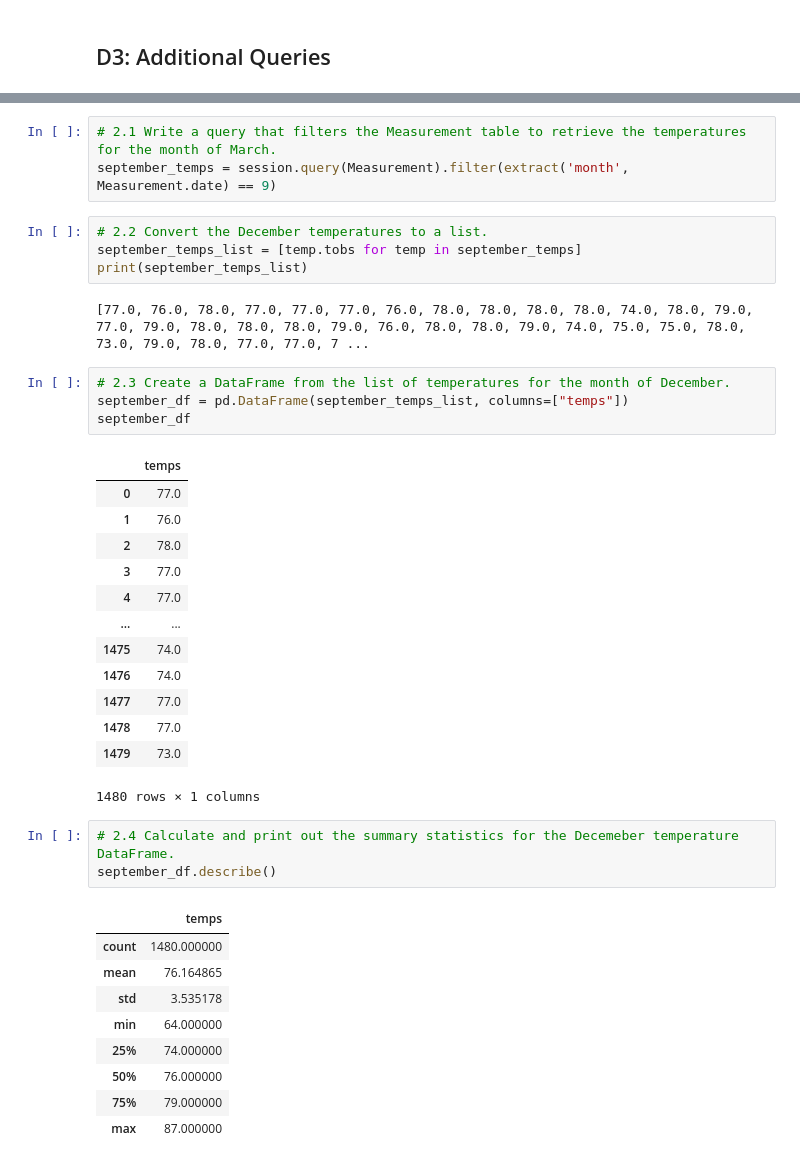
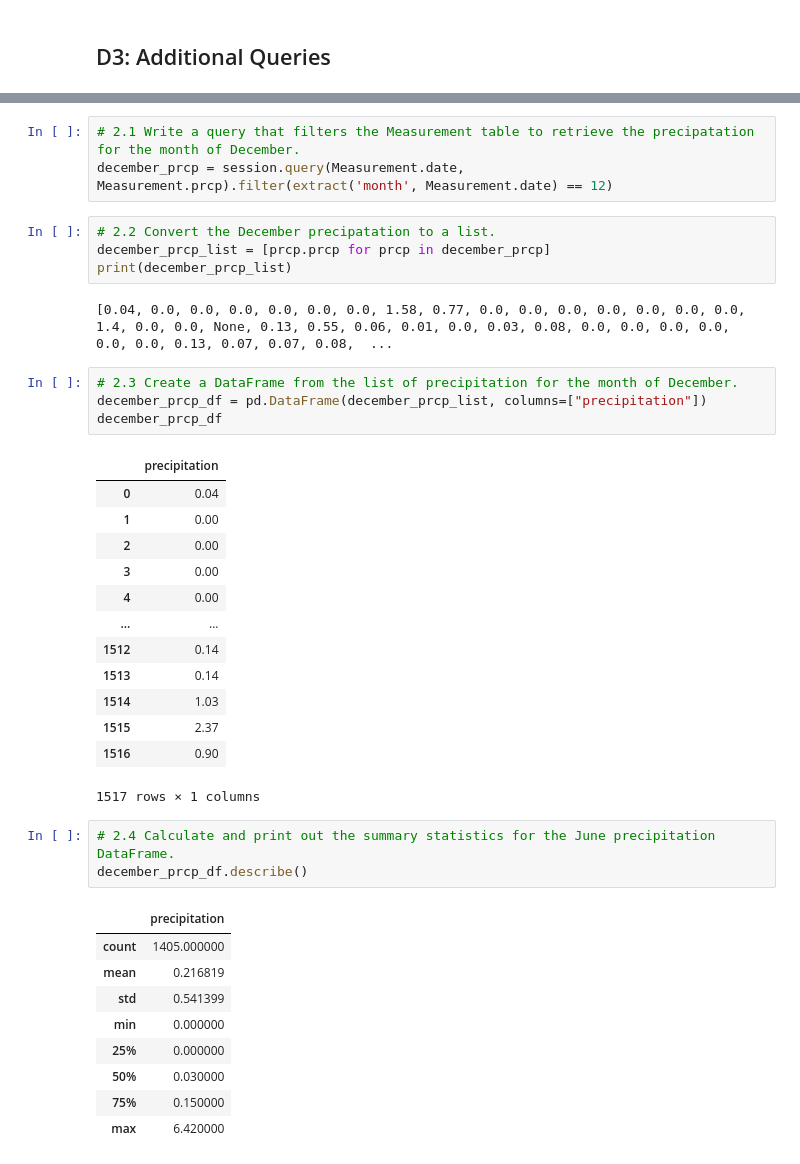
Before and after one commit to weihaolun/surfs_up, a Jupyter notebook: SurfsUp_Challenge.ipynb, the cells around one changed output, grey strips where cells are left out. Cells and saved outputs as stored; diff of their text form.

```diff
--- a/SurfsUp_Challenge.ipynb
+++ b/SurfsUp_Challenge.ipynb
@@ -154,40 +154,40 @@ march_df.describe()
 # %%
-# 2.1 Write a query that filters the Measurement table to retrieve the temperatures for the month of March.
-september_temps = session.query(Measurement).filter(extract('month', Measurement.date) == 9)
+# 2.1 Write a query that filters the Measurement table to retrieve the precipatation for the month of December.
+december_prcp = session.query(Measurement.date, Measurement.prcp).filter(extract('month', Measurement.date) == 12)
 # %%
-# 2.2 Convert the December temperatures to a list.
-september_temps_list = [temp.tobs for temp in september_temps]
-print(september_temps_list)
+# 2.2 Convert the December precipatation to a list.
+december_prcp_list = [prcp.prcp for prcp in december_prcp]
+print(december_prcp_list)
 # %% [output]
-[77.0, 76.0, 78.0, 77.0, 77.0, 77.0, 76.0, 78.0, 78.0, 78.0, 78.0, 74.0, 78.0, 79.0, 77.0, 79.0, 78.0, 78.0, 78.0, 79.0, 76.0, 78.0, 78.0, 79.0, 74.0, 75.0, 75.0, 78.0, 73.0, 79.0, 78.0, 77.0, 77.0, 7 ...
+[0.04, 0.0, 0.0, 0.0, 0.0, 0.0, 0.0, 1.58, 0.77, 0.0, 0.0, 0.0, 0.0, 0.0, 0.0, 0.0, 1.4, 0.0, 0.0, None, 0.13, 0.55, 0.06, 0.01, 0.0, 0.03, 0.08, 0.0, 0.0, 0.0, 0.0, 0.0, 0.0, 0.13, 0.07, 0.07, 0.08,  ...
 # %%
-# 2.3 Create a DataFrame from the list of temperatures for the month of December.
-september_df = pd.DataFrame(september_temps_list, columns=["temps"])
-september_df
+# 2.3 Create a DataFrame from the list of precipitation for the month of December.
+december_prcp_df = pd.DataFrame(december_prcp_list, columns=["precipitation"])
+december_prcp_df
 # %% [output]
-|  | temps |
-| 0 | 77.0 |
-| 1 | 76.0 |
-| 2 | 78.0 |
-| 3 | 77.0 |
-| 4 | 77.0 |
+|  | precipitation |
+| 0 | 0.04 |
+| 1 | 0.00 |
+| 2 | 0.00 |
+| 3 | 0.00 |
+| 4 | 0.00 |
 | ... | ... |
-| 1475 | 74.0 |
-| 1476 | 74.0 |
-| 1477 | 77.0 |
-| 1478 | 77.0 |
-| 1479 | 73.0 |
+| 1512 | 0.14 |
+| 1513 | 0.14 |
+| 1514 | 1.03 |
+| 1515 | 2.37 |
+| 1516 | 0.90 |
-1480 rows × 1 columns
+1517 rows × 1 columns
 # %%
-# 2.4 Calculate and print out the summary statistics for the Decemeber temperature DataFrame.
-september_df.describe()
+# 2.4 Calculate and print out the summary statistics for the June precipitation DataFrame.
+december_prcp_df.describe()
 # %% [output]
-|  | temps |
-| count | 1480.000000 |
-| mean | 76.164865 |
-| std | 3.535178 |
-| min | 64.000000 |
-| 25% | 74.000000 |
-| 50% | 76.000000 |
-| 75% | 79.000000 |
-| max | 87.000000 |
+|  | precipitation |
+| count | 1405.000000 |
+| mean | 0.216819 |
+| std | 0.541399 |
+| min | 0.000000 |
+| 25% | 0.000000 |
+| 50% | 0.030000 |
+| 75% | 0.150000 |
+| max | 6.420000 |
```
Also changed, not shown: parts of 4 cells of this notebook.
